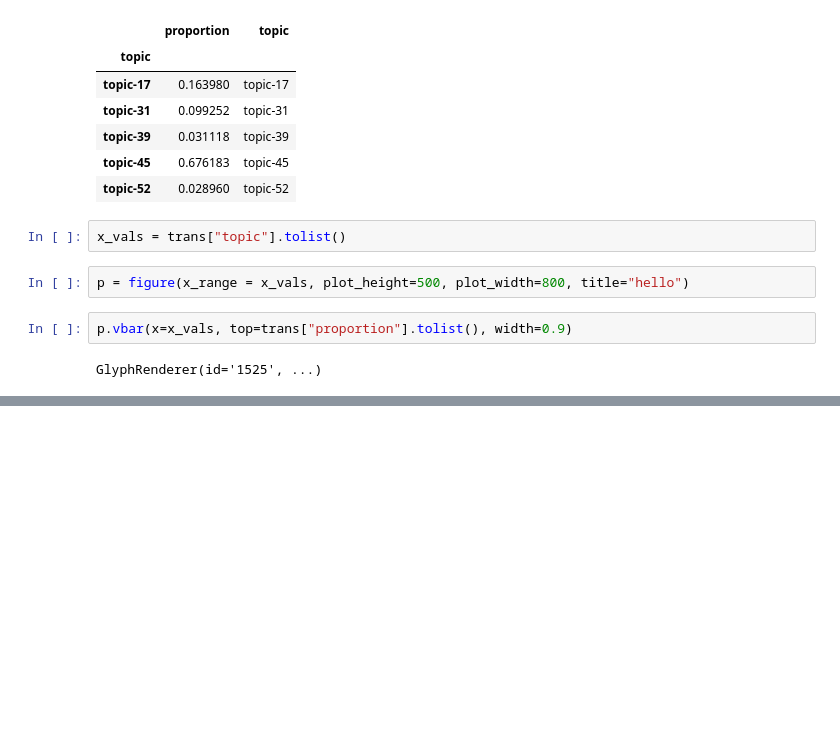
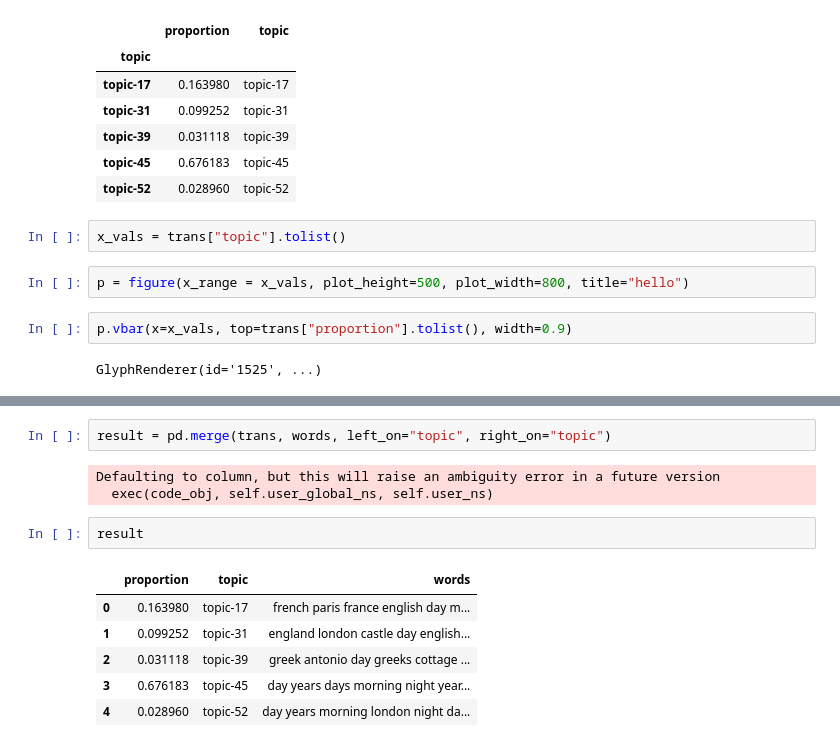
Before and after one commit to sul-cidr/jarndyce, a Jupyter notebook: visualize_doc.ipynb, the cells around one changed output, grey strips where cells are left out. Drawn from its saved outputs; the diff is of its cells as text; blank space fills up the shorter version.

```diff
--- a/visualize_doc.ipynb
+++ b/visualize_doc.ipynb
@@ -190,0 +208,14 @@ words
+# %%
+result = pd.merge(trans, words, left_on="topic", right_on="topic")
+# %% [output]
+Defaulting to column, but this will raise an ambiguity error in a future version
+  exec(code_obj, self.user_global_ns, self.user_ns)
+# %%
+result
+# %% [output]
+|  | proportion | topic | words |
+| 0 | 0.163980 | topic-17 | french paris france english day m... |
+| 1 | 0.099252 | topic-31 | england london castle day english... |
+| 2 | 0.031118 | topic-39 | greek antonio day greeks cottage ... |
+| 3 | 0.676183 | topic-45 | day years days morning night year... |
+| 4 | 0.028960 | topic-52 | day years morning london night da... |
```
Also changed, not shown: parts of 8 cells of this notebook, 1 other file.
